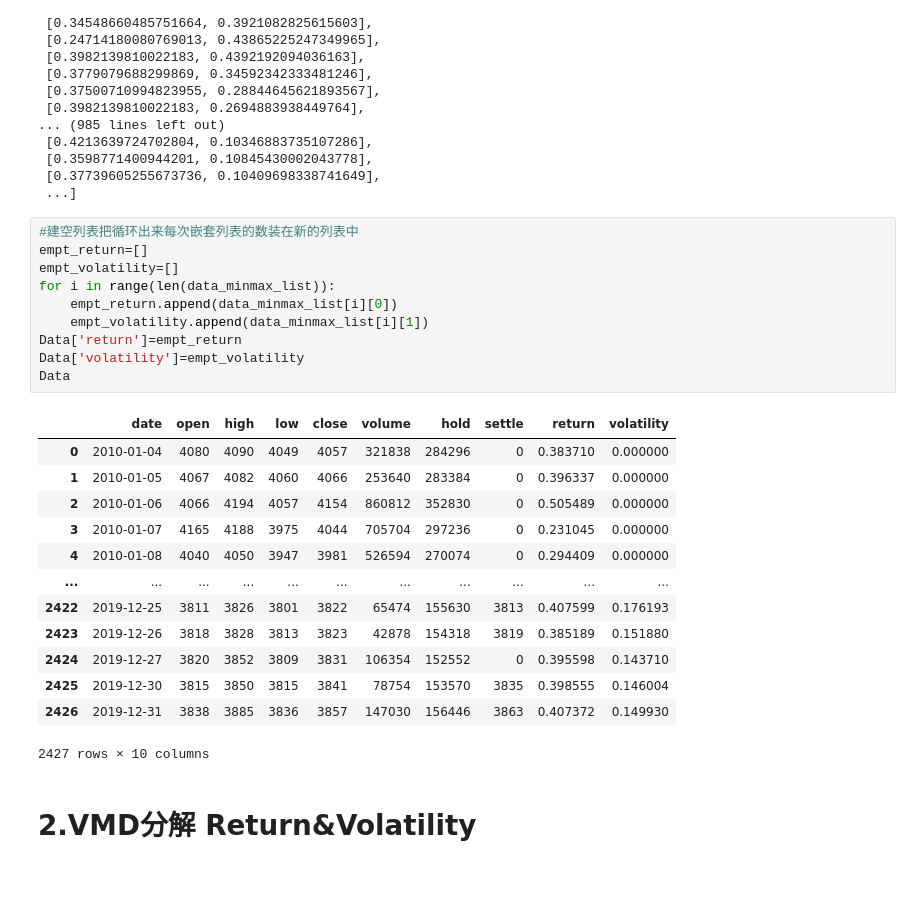
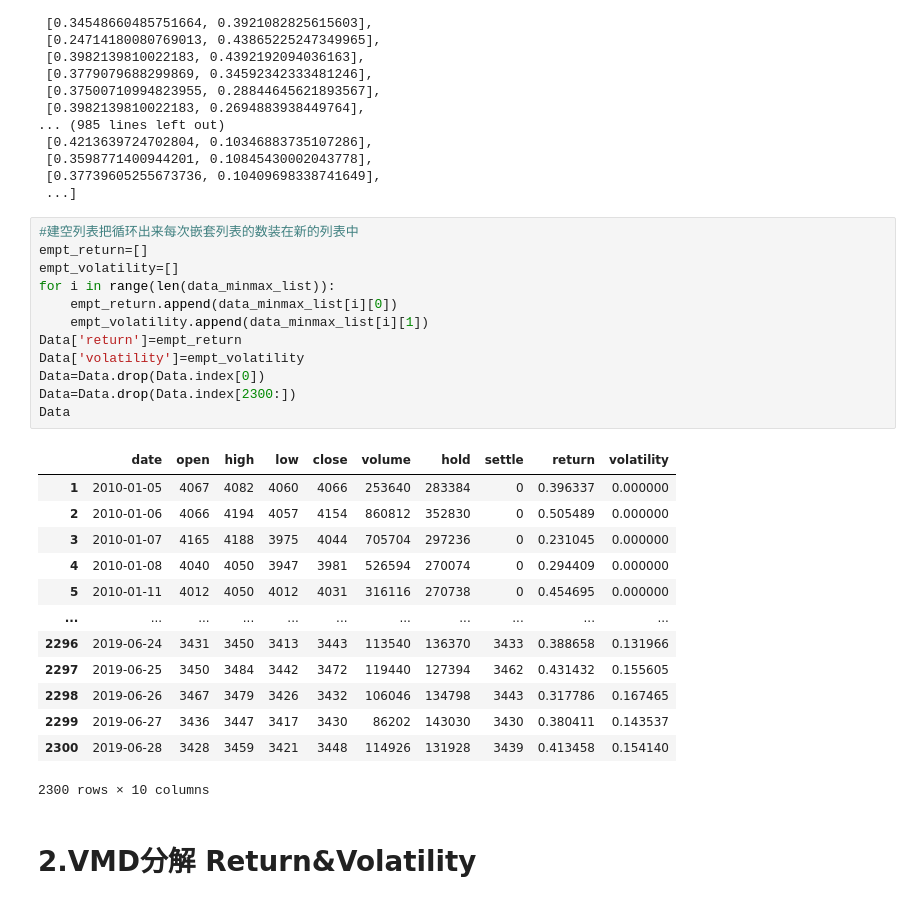
Before and after one commit to JAYING-L/forecast, a Jupyter notebook: VMD_Bilstm_A0.ipynb, the cells around one changed output. Cells and saved outputs as stored; diff of their text form.

```diff
--- a/VMD_Bilstm_A0.ipynb
+++ b/VMD_Bilstm_A0.ipynb
@@ -71,27 +71,29 @@ data_minmax_list
 # %%
 #建空列表把循环出来每次嵌套列表的数装在新的列表中
 empt_return=[]
 empt_volatility=[]
 for i in range(len(data_minmax_list)):
     empt_return.append(data_minmax_list[i][0])
     empt_volatility.append(data_minmax_list[i][1])
 Data['return']=empt_return
 Data['volatility']=empt_volatility
+Data=Data.drop(Data.index[0])
+Data=Data.drop(Data.index[2300:])
 Data
 # %% [output]
 |  | date | open | high | low | close | volume | hold | settle | return | volatility |
-| 0 | 2010-01-04 | 4080 | 4090 | 4049 | 4057 | 321838 | 284296 | 0 | 0.383710 | 0.000000 |
 | 1 | 2010-01-05 | 4067 | 4082 | 4060 | 4066 | 253640 | 283384 | 0 | 0.396337 | 0.000000 |
 | 2 | 2010-01-06 | 4066 | 4194 | 4057 | 4154 | 860812 | 352830 | 0 | 0.505489 | 0.000000 |
 | 3 | 2010-01-07 | 4165 | 4188 | 3975 | 4044 | 705704 | 297236 | 0 | 0.231045 | 0.000000 |
 | 4 | 2010-01-08 | 4040 | 4050 | 3947 | 3981 | 526594 | 270074 | 0 | 0.294409 | 0.000000 |
+| 5 | 2010-01-11 | 4012 | 4050 | 4012 | 4031 | 316116 | 270738 | 0 | 0.454695 | 0.000000 |
 | ... | ... | ... | ... | ... | ... | ... | ... | ... | ... | ... |
-| 2422 | 2019-12-25 | 3811 | 3826 | 3801 | 3822 | 65474 | 155630 | 3813 | 0.407599 | 0.176193 |
-| 2423 | 2019-12-26 | 3818 | 3828 | 3813 | 3823 | 42878 | 154318 | 3819 | 0.385189 | 0.151880 |
-| 2424 | 2019-12-27 | 3820 | 3852 | 3809 | 3831 | 106354 | 152552 | 0 | 0.395598 | 0.143710 |
-| 2425 | 2019-12-30 | 3815 | 3850 | 3815 | 3841 | 78754 | 153570 | 3835 | 0.398555 | 0.146004 |
-| 2426 | 2019-12-31 | 3838 | 3885 | 3836 | 3857 | 147030 | 156446 | 3863 | 0.407372 | 0.149930 |
+| 2296 | 2019-06-24 | 3431 | 3450 | 3413 | 3443 | 113540 | 136370 | 3433 | 0.388658 | 0.131966 |
+| 2297 | 2019-06-25 | 3450 | 3484 | 3442 | 3472 | 119440 | 127394 | 3462 | 0.431432 | 0.155605 |
+| 2298 | 2019-06-26 | 3467 | 3479 | 3426 | 3432 | 106046 | 134798 | 3443 | 0.317786 | 0.167465 |
+| 2299 | 2019-06-27 | 3436 | 3447 | 3417 | 3430 | 86202 | 143030 | 3430 | 0.380411 | 0.143537 |
+| 2300 | 2019-06-28 | 3428 | 3459 | 3421 | 3448 | 114926 | 131928 | 3439 | 0.413458 | 0.154140 |
-2427 rows × 10 columns
+2300 rows × 10 columns
 # %% [markdown]
 # 2.VMD分解 Return&Volatility
 # %% [markdown]
```
Also changed, not shown: parts of 32 cells of this notebook.
